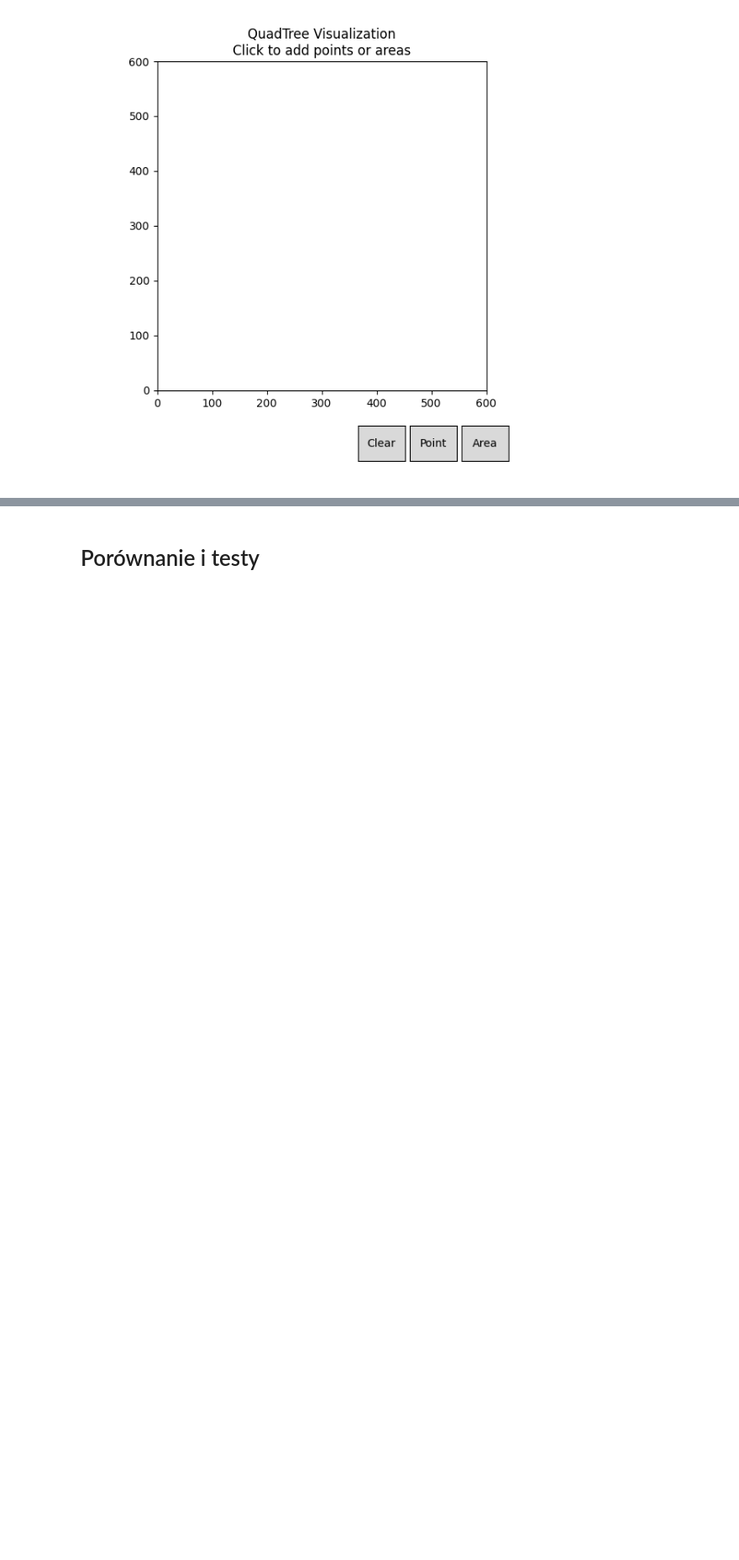
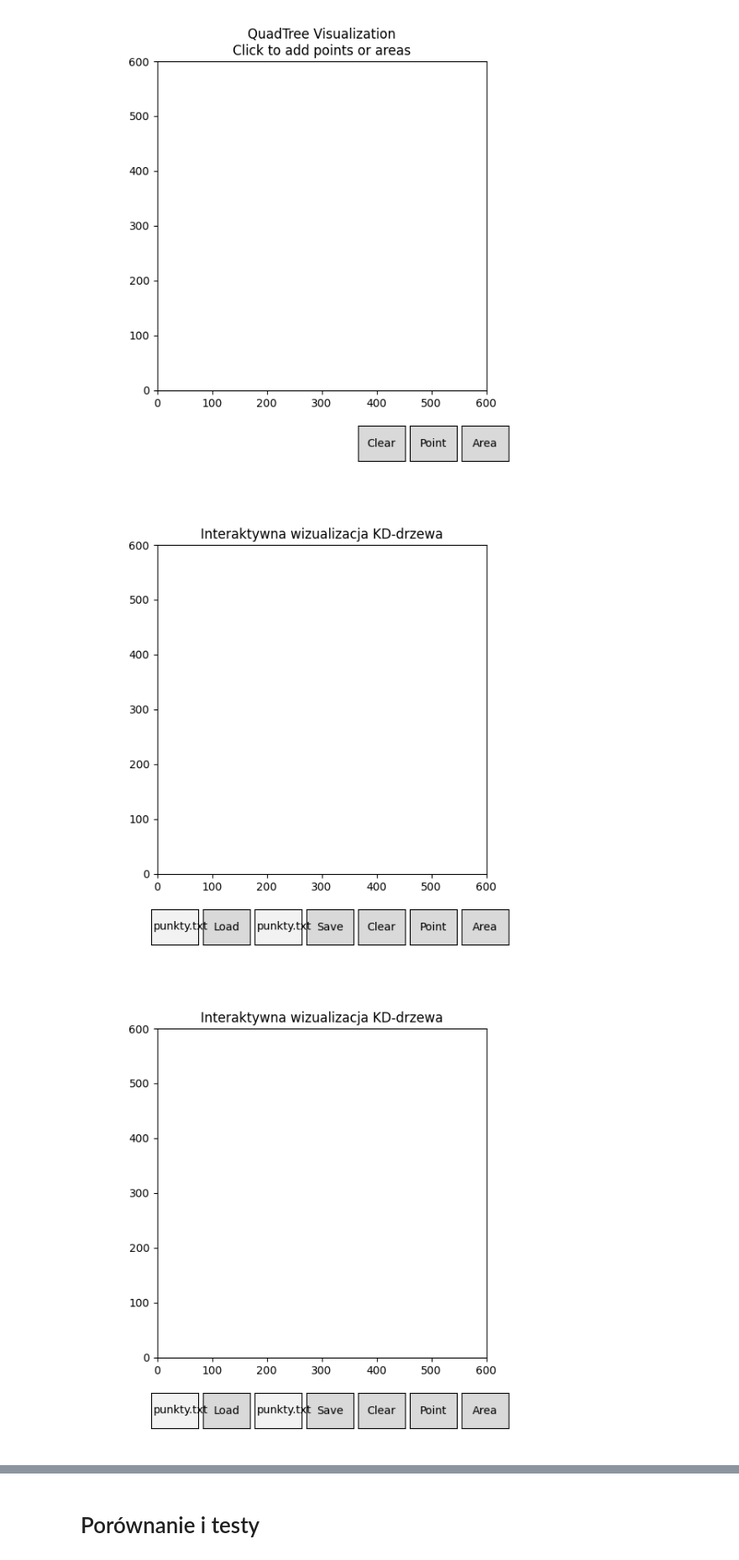
Before and after one commit to Hbrtjm/Geometric_Algorithms_Project, a Jupyter notebook: fornagiel_miklas_projekt.ipynb, the cells around one changed output, grey strips where cells are left out. Shown at 84% size. Saved outputs shown, nothing was run; the diff lists cells and outputs as text; code cells hidden in the pictures; blank space fills up the shorter version.

```diff
--- a/fornagiel_miklas_projekt.ipynb
+++ b/fornagiel_miklas_projekt.ipynb
@@ -274,6 +272,15 @@ QT_visualizer.show()
 %matplotlib inline
 # %% [output]
 [figure]
+# %%
+
+%matplotlib widget
+KD_visualizer = kdvis.KDTreeVisualizer()
+KD_visualizer.show()
+%matplotlib inline
+# %% [output]
+[figure, added]
+[figure, added]
 # %%
 #Needed cleanup
 plt.close('all')
```
Also changed, not shown: parts of 13 cells of this notebook, 21 other files.
